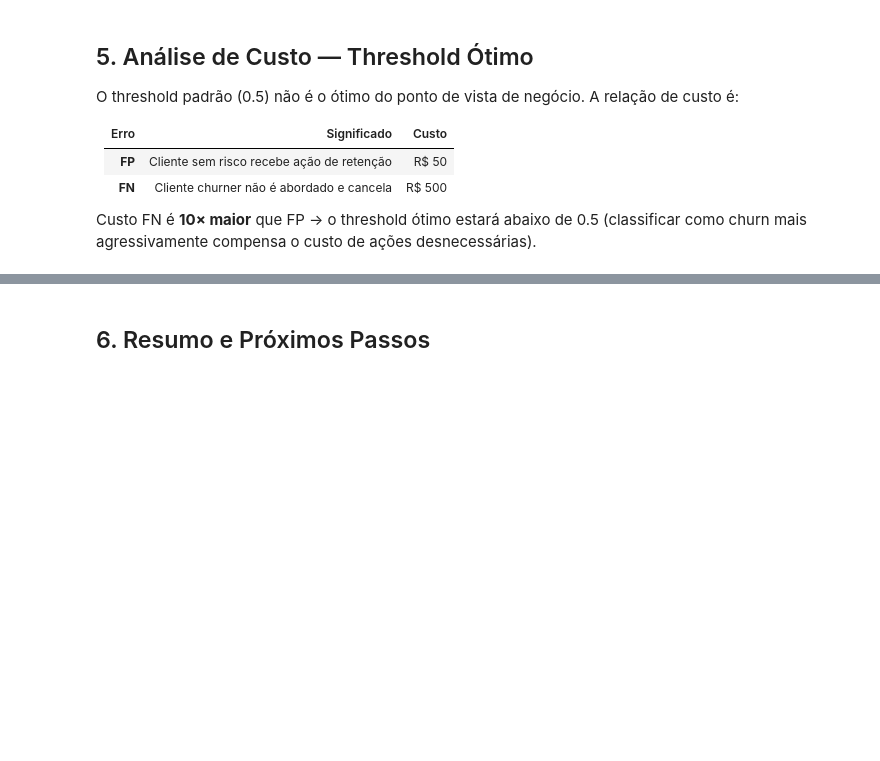
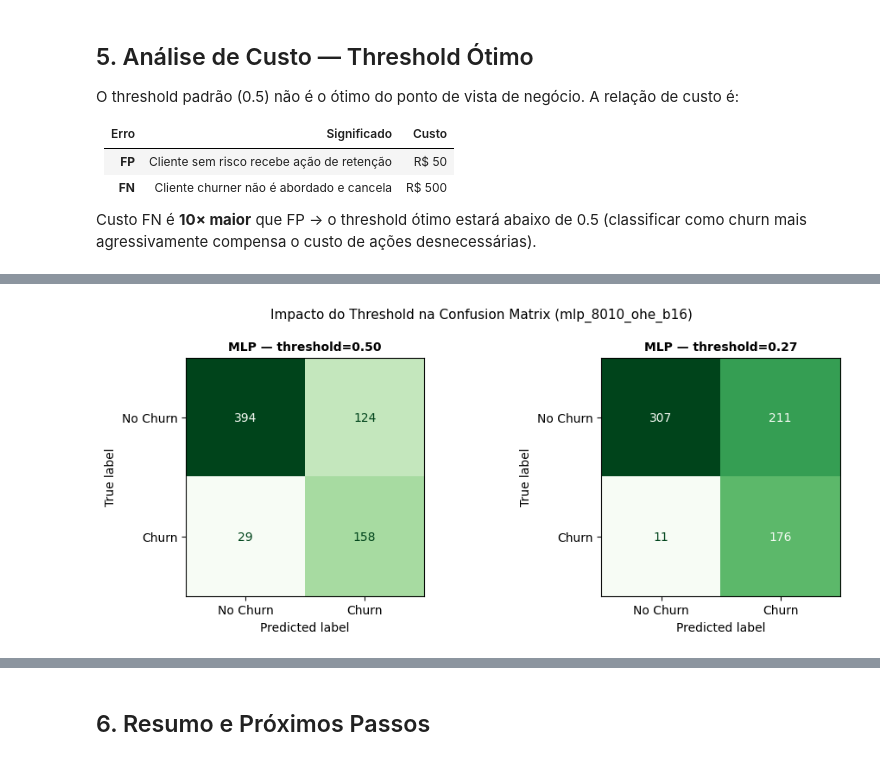
Before and after one commit to NycolasGarcia/Churn-Prediction-ANN, a Jupyter notebook: notebooks/04_mlp.ipynb, the cells around one changed output, grey strips where cells are left out. Drawn from its saved outputs; the diff is of its cells as text; code cells hidden in the pictures; blank space fills up the shorter version.

```diff
--- a/notebooks/04_mlp.ipynb
+++ b/notebooks/04_mlp.ipynb
@@ -282,3 +373,18 @@ print(f"Probabilidade média predita: {y_val_proba.mean():.4f}")
+# %%
+# Confusion matrices: MLP at threshold 0.50 and 0.27
+fig, axes = plt.subplots(1, 2, figsize=(10, 4))
+for ax, thresh in zip(axes, [0.50, MLP_DEPLOY_THRESHOLD]):
+    y_pred = (y_val_proba.ravel() >= thresh).astype(int)
+    ConfusionMatrixDisplay.from_predictions(
+        y_val_true, y_pred, ax=ax, colorbar=False, cmap="Greens",
+        display_labels=["No Churn", "Churn"]
+    )
+    ax.set_title(f"MLP — threshold={thresh:.2f}", fontsize=10, fontweight="bold")
+plt.suptitle(f"Impacto do Threshold na Confusion Matrix ({MLP_RUN_NAME})", fontsize=11)
+plt.tight_layout()
+plt.show()
+# %% [output]
+[figure, added]
 # %%
 thresholds = np.linspace(0.01, 0.99, 200)
 costs, fp_counts, fn_counts = [], [], []
```
Also changed, not shown: parts of 14 cells of this notebook, 2 other files.
